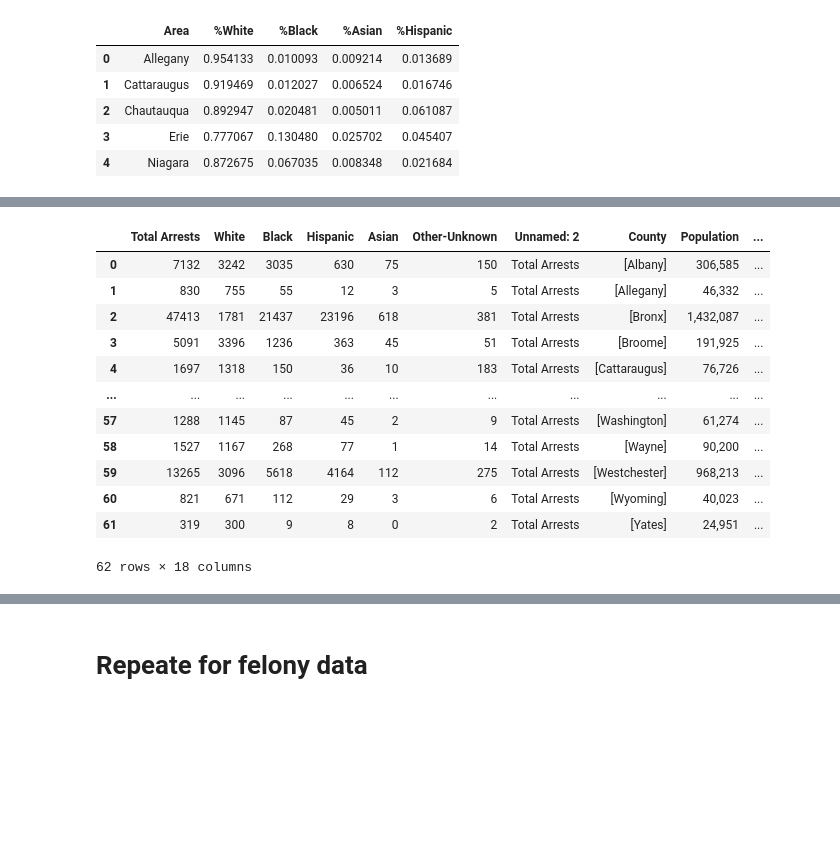
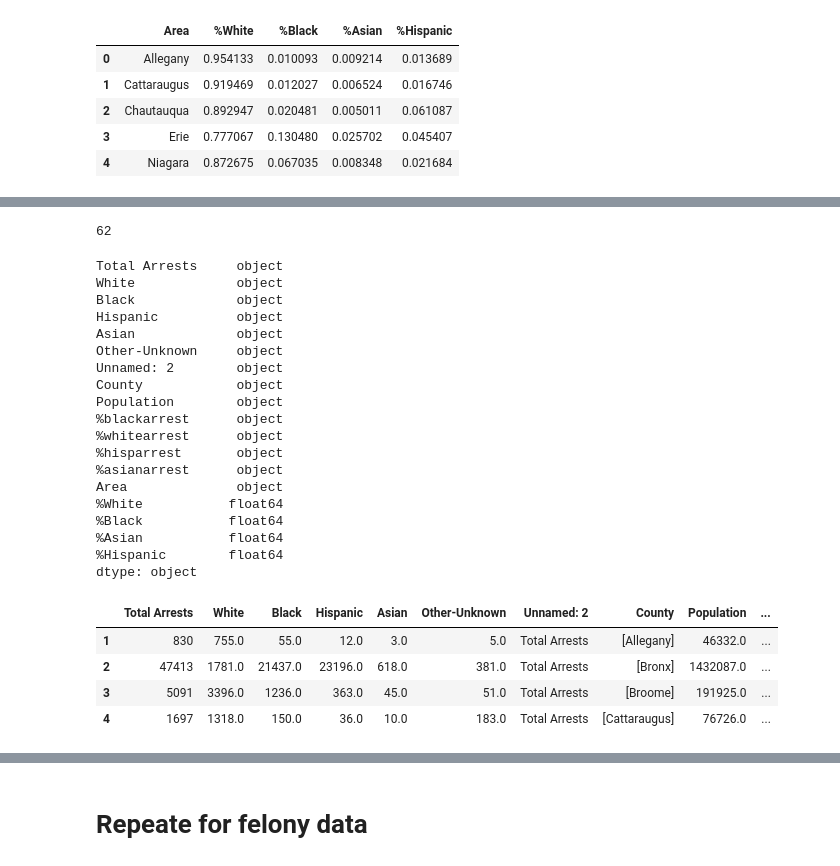
Before and after one commit to maayaikeda/newyork_crime, a Jupyter notebook: New_york_crime.ipynb, the cells around one changed output, grey strips where cells are left out. Cells and saved outputs as stored; diff of their text form; code cells hidden in the pictures; blank space fills up the shorter version.

```diff
--- a/New_york_crime.ipynb
+++ b/New_york_crime.ipynb
@@ -384,27 +373,76 @@ len(upchunk)
+# %%
+# check the length to make sure there's only 62
+len(upchunk)
+# %% [output]
+62
 # %%
 # reset index
 upchunk.reset_index(drop=True,inplace=True)
 # combine with last table
 df3 = pd.concat([df2,upchunk], axis=1)
+# %%
+# check data types
+df3.dtypes
+# %% [output]
+Total Arrests     object
+White             object
+Black             object
+Hispanic          object
+Asian             object
+Other-Unknown     object
+Unnamed: 2        object
+County            object
+Population        object
+%blackarrest      object
+%whitearrest      object
+%hisparrest       object
+%asianarrest      object
+Area              object
+%White           float64
+%Black           float64
+%Asian           float64
+%Hispanic        float64
+dtype: object
+# %%
+# remove the commas
+df3 = df3.replace(',','', regex=True)
+
+# Can't convert object to int directly. need to convert to float first
+df3['Population'] = df3['Population'].astype(float)
+
+# convert to numbers
+df3['White'] = df3['White'].astype('float')
+df3['Black'] = df3['Black'].astype('float')
+df3['Hispanic'] = df3['Hispanic'].astype('float')
+df3['Asian'] = df3['Asian'].astype('float')
+df3['Other-Unknown'] = df3['Other-Unknown'].astype('float')
+
+
+df3['%White'] = df3['%White'].astype('float')
+df3['%Black'] = df3['%Black'].astype('float')
+df3['%Hispanic'] = df3['%Hispanic'].astype('float')
+df3['%Asian'] = df3['%Asian'].astype('float')
+
+# calculate arrest/population
+df3['blackarr/pop'] = df3['Black']*100/(df3['Population']*df3['%Black'])
+df3['whitearr/pop'] = df3['White']*100/(df3['Population']*df3['%White'])
+
+
+df3['%blackarrest'] = df3['%blackarrest'].astype('float')
+df3['%whitearrest'] = df3['%whitearrest'].astype('float')
+df3['%hisparrest'] = df3['%hisparrest'].astype('float')
+df3['%asianarrest'] = df3['%asianarrest'].astype('float')
 # %%
 # calculate percentage of population for each race
 df3['%White'] = df3['%White']*100
 df3['%Black'] = df3['%Black']*100
 df3['%Asian'] = df3['%Asian']*100
 df3['%Hispanic'] = df3['%Hispanic']*100
 
-df3
+df3[1:5]
 # %% [output]
 |  | Total Arrests | White | Black | Hispanic | Asian | Other-Unknown | Unnamed: 2 | County | Population | ... |
-| 0 | 7132 | 3242 | 3035 | 630 | 75 | 150 | Total Arrests | [Albany] | 306,585 | ... |
-| 1 | 830 | 755 | 55 | 12 | 3 | 5 | Total Arrests | [Allegany] | 46,332 | ... |
-| 2 | 47413 | 1781 | 21437 | 23196 | 618 | 381 | Total Arrests | [Bronx] | 1,432,087 | ... |
-| 3 | 5091 | 3396 | 1236 | 363 | 45 | 51 | Total Arrests | [Broome] | 191,925 | ... |
-| 4 | 1697 | 1318 | 150 | 36 | 10 | 183 | Total Arrests | [Cattaraugus] | 76,726 | ... |
-| ... | ... | ... | ... | ... | ... | ... | ... | ... | ... | ... |
-| 57 | 1288 | 1145 | 87 | 45 | 2 | 9 | Total Arrests | [Washington] | 61,274 | ... |
-| 58 | 1527 | 1167 | 268 | 77 | 1 | 14 | Total Arrests | [Wayne] | 90,200 | ... |
-| 59 | 13265 | 3096 | 5618 | 4164 | 112 | 275 | Total Arrests | [Westchester] | 968,213 | ... |
-| 60 | 821 | 671 | 112 | 29 | 3 | 6 | Total Arrests | [Wyoming] | 40,023 | ... |
-| 61 | 319 | 300 | 9 | 8 | 0 | 2 | Total Arrests | [Yates] | 24,951 | ... |
+| 1 | 830 | 755.0 | 55.0 | 12.0 | 3.0 | 5.0 | Total Arrests | [Allegany] | 46332.0 | ... |
+| 2 | 47413 | 1781.0 | 21437.0 | 23196.0 | 618.0 | 381.0 | Total Arrests | [Bronx] | 1432087.0 | ... |
+| 3 | 5091 | 3396.0 | 1236.0 | 363.0 | 45.0 | 51.0 | Total Arrests | [Broome] | 191925.0 | ... |
+| 4 | 1697 | 1318.0 | 150.0 | 36.0 | 10.0 | 183.0 | Total Arrests | [Cattaraugus] | 76726.0 | ... |
-62 rows × 18 columns
```
Also changed, not shown: parts of 241 cells of this notebook.
